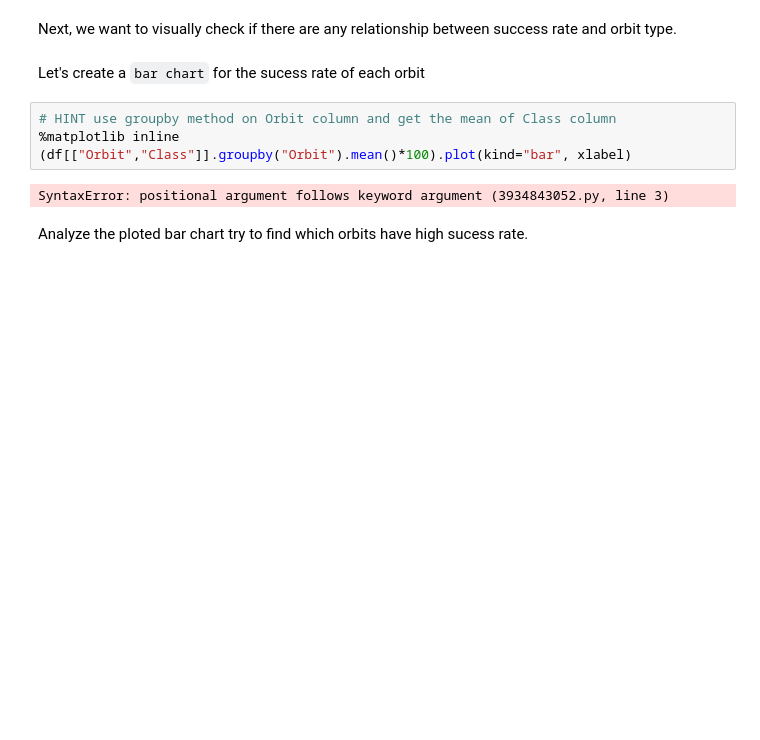
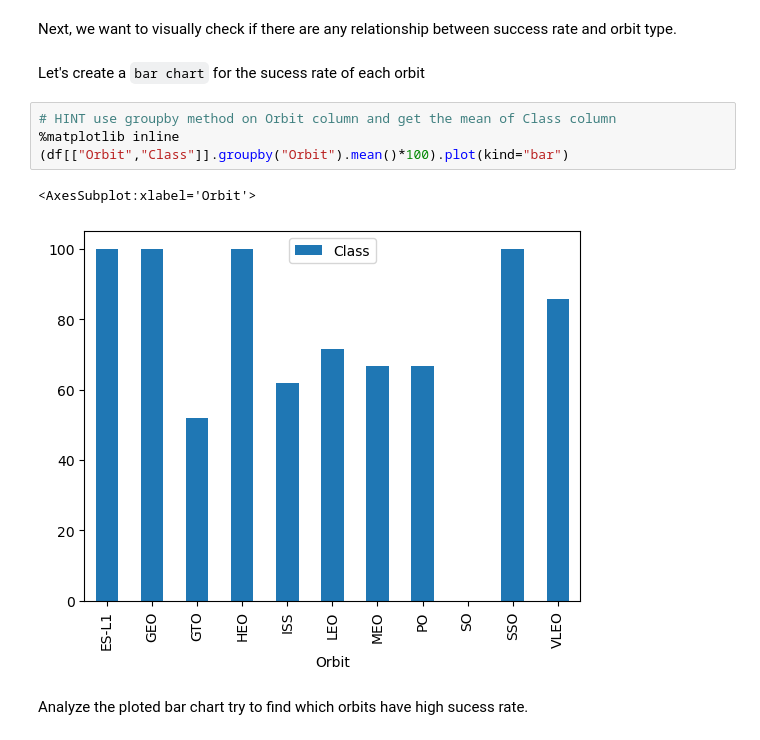
Before and after one commit to naoralaluf/Applied-Data-Science-Capstone, a Jupyter notebook: 04 - Data Visualization.ipynb, the cells around one changed output. Saved outputs shown, nothing was run; the diff lists cells and outputs as text; blank space fills up the shorter version.

Commit message:
Data Visualization
New version of Data Visualization lab

```diff
--- a/04 - Data Visualization.ipynb
+++ b/04 - Data Visualization.ipynb
@@ -122,9 +122,10 @@ Let's create a `bar chart` for the sucess rate of each orbit
 # %%
 # HINT use groupby method on Orbit column and get the mean of Class column
 %matplotlib inline
-(df[["Orbit","Class"]].groupby("Orbit").mean()*100).plot(kind="bar", xlabel)
+(df[["Orbit","Class"]].groupby("Orbit").mean()*100).plot(kind="bar")
 # %% [output]
-SyntaxError: positional argument follows keyword argument (3934843052.py, line 3)
+<AxesSubplot:xlabel='Orbit'>
+[figure, added]
 # %% [markdown]
 Analyze the ploted bar chart try to find which orbits have high sucess rate.
 # %% [markdown]
```
Also changed, not shown: parts of 8 cells of this notebook.
